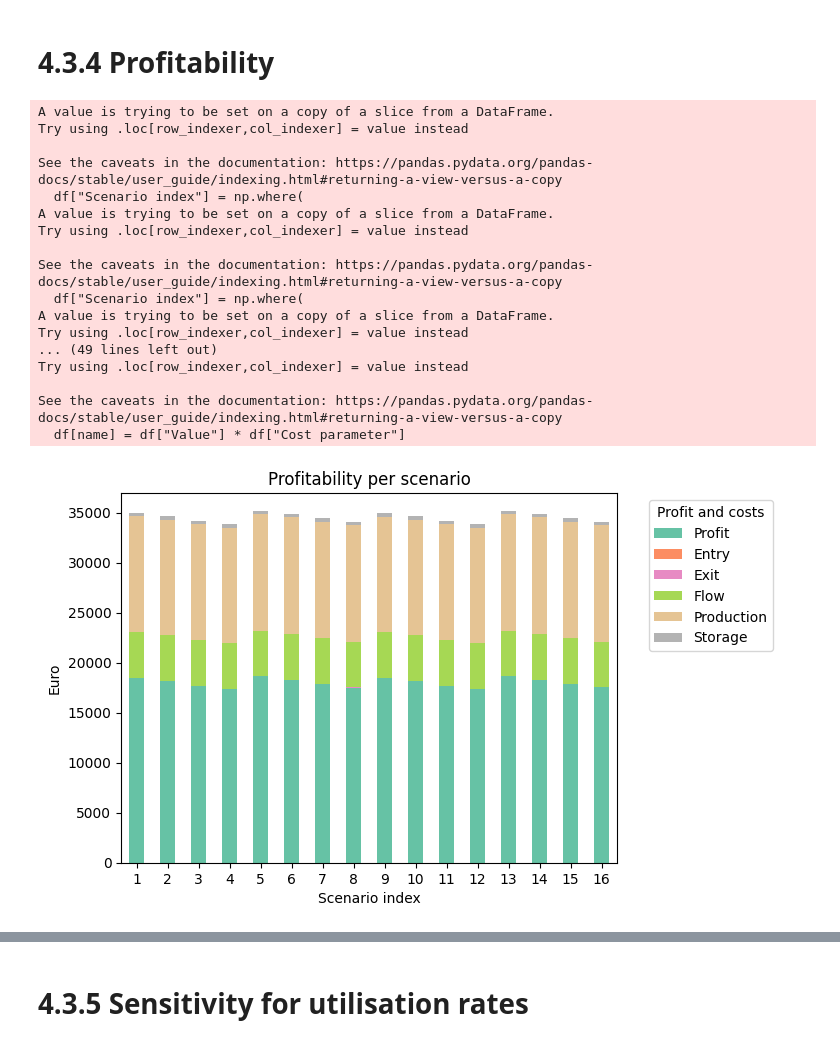
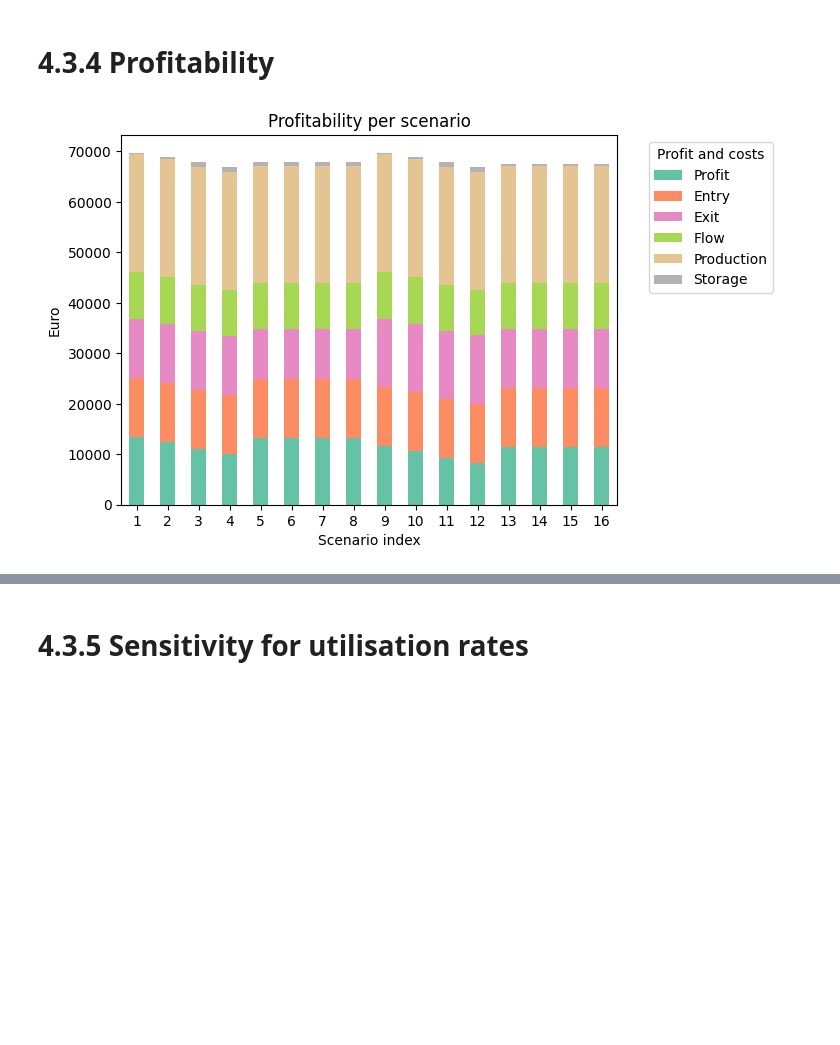
Before and after one commit to berendmarkhorst/secondary_gas_market, a Jupyter notebook: analysis.ipynb, the cells around one changed output, grey strips where cells are left out. Cells and saved outputs as stored; diff of their text form; code cells hidden in the pictures; blank space fills up the shorter version.

```diff
--- a/analysis.ipynb
+++ b/analysis.ipynb
@@ -469,0 +501,18 @@ plt.savefig("Figures/TSO_trading.pdf", bbox_inches='tight')
+# %%
+x_minus = solution["x_minus"].copy()
+y_minus = solution["y_minus"].copy()
+
+x_minus = x_minus.groupby("Stage").sum()[["Weighted value"]]
+x_minus.columns = ["Bought"]
+y_minus = y_minus.groupby("Stage").sum()[["Weighted value"]]
+y_minus.columns = ["Sold"]
+
+exit = pd.concat([x_minus, y_minus], axis=1)
+
+exit.plot(kind="bar", cmap="Set2")
+plt.xticks(list(range(3)), ["Long term", "Day ahead", "Intra day"], rotation=0)
+plt.xlabel("");
+plt.ylabel("Capacity volume");
+plt.title("Trade of exit capacity in each stage");
+
+plt.savefig("Figures/trade_exit_capacity.pdf", bbox_inches="tight")
@@ -557,19 +610,18 @@ plt.savefig("Figures/capacity_visualized.pdf", bbox_inches='tight')
 # %% [markdown]
 # 4.3.3 Use of storage
 # %%
-storage = solution["v"]
+storage = solution["v"].copy()
 
 storage = storage[storage["Stage"] == 3]
 
 # Add scenario indices
 storage["Scenario index"] = np.where(
-        storage["Stage"] == 2,
-        (storage["Scenario node"] - 5) // 4 + 1,
-        (storage["Scenario node"] - 21) // 4 + 1
+    storage["Stage"] == 2,
+    (storage["Scenario node"] - (nr_hours + 1)) // nr_hours + 1,
+    (storage["Scenario node"] -  (nr_second_stages + 1) * nr_hours + 1) // nr_hours + 1
 )
 
 scenario_idx = 16
-
 storage = storage[storage["Scenario index"] == scenario_idx].groupby("Node").sum()["Value"].to_frame()
 storage.columns = ["Storage"]
 
@@ -635,17 +687,19 @@ def get_objective(solution, trader = None):
             np.where(df["Stage"] == 2, second_stage_entry_exit, third_stage_entry_exit)
         )
 
+        df = df.assign(Costs=df["Value"] * df["Cost parameter"])
+
+        df_stage1 = df[df["Stage"] == 1]
+
         # Drop first stage
         df = df[df["Stage"] > 1]
 
         # Add scenario indices
         df["Scenario index"] = np.where(
             df["Stage"] == 2,
-            (df["Scenario node"] - 5) // 4 + 1,
-            (df["Scenario node"] - 21) // 4 + 1
+            (df["Scenario node"] - (nr_hours + 1)) // nr_hours + 1,
+            (df["Scenario node"] -  ((nr_second_stages + 1) * nr_hours + 1)) // nr_hours + 1
         )
-
-        df = df.assign(Costs=df["Value"] * df["Cost parameter"])
 
         # Get the values for the second stage
         df_stage2 = df[df["Stage"] == 2]
@@ -656,16 +710,16 @@ def get_objective(solution, trader = None):
         df_stage3 = df_stage3.groupby(["Scenario index"]).sum()[["Costs"]]
 
         # Add a new column to identify which scenario from stage 2 belongs to stage 3.
-        df_stage3["Group"] = [(idx - 1) // 4 + 1 for idx in df_stage3.index]
+        df_stage3["Group"] = [(idx - 1) // nr_hours + 1 for idx in df_stage3.index]
 
         # Add the corresponding value from df_stage2
-        df_stage3[name] = df_stage3["Costs"] + df_stage3["Group"].map(df_stage2["Costs"])
+        df_stage3[name] = df_stage3["Costs"] + df_stage3["Group"].map(df_stage2["Costs"]) + df_stage1["Costs"].sum()
 
         resulting_df = pd.concat([resulting_df, df_stage3[[name]]], axis=1)
 
     for name, df, costs in zip(["Flow", "Production", "Storage"], [flow, q_production, storage], [flow_costs, production_costs, storage_costs]):
         df = df[df["Stage"] == 3]
-        df["Scenario index"] = (df["Scenario node"] - 21) // 4 + 1
+        df["Scenario index"] = (df["Scenario node"] - ((nr_second_stages + 1) * nr_hours + 1)) // nr_hours + 1
         df["Cost parameter"] = costs
         df[name] = df["Value"] * df["Cost parameter"]
 
@@ -673,52 +727,35 @@ def get_objective(solution, trader = None):
         resulting_df = pd.concat([resulting_df, df[[name]]], axis=1)
 
     sales_prices = {m.stage_id: {n.name.capitalize(): max(n.sales_prices.values()) for n in m.nodes} for m in problem.stages}
 
     q_sales = q_sales[q_sales["Stage"] == 3]
-    q_sales["Scenario index"] = (q_sales["Scenario node"] - 21) // 4 + 1
+    q_sales["Scenario index"] =  (q_sales["Scenario node"] -  ((nr_second_stages + 1) * nr_hours + 1)) // nr_hours + 1
     q_sales["Price"] = q_sales.apply(lambda x: sales_prices[x["Scenario node"]][x["Node"]], axis=1)
     q_sales["Revenue"] = q_sales["Price"] * q_sales["Value"]
     q_sales = q_sales.groupby("Scenario index").sum()[["Revenue"]]
 
     resulting_df = pd.concat([resulting_df, q_sales[["Revenue"]]], axis=1)
 
     resulting_df["Entry"] = resulting_df["Entry bought"] - resulting_df["Entry sold"]
     resulting_df["Exit"] = resulting_df["Exit bought"] - resulting_df["Exit sold"]
     resulting_df["Profit"] = resulting_df["Revenue"] - resulting_df[["Entry", "Exit", "Flow", "Production", "Storage"]].sum(axis=1)
 
     return resulting_df
 
 resulting_df = get_objective(solution)
 
 resulting_df[["Profit", "Entry", "Exit", "Flow", "Production", "Storage"]].plot(kind="bar", stacked=True, cmap="Set2")
 
 plt.legend(title="Profit and costs", bbox_to_anchor=(1.05, 1), loc="upper left")
 
 plt.xticks(rotation=0)
 plt.ylabel("Euro")
 plt.xlabel("Scenario index")
 plt.title("Profitability per scenario")
 
 plt.savefig("Figures/profitability_per_scenario.pdf", bbox_inches='tight')
 # %% [output]
-A value is trying to be set on a copy of a slice from a DataFrame.
-Try using .loc[row_indexer,col_indexer] = value instead
-
-See the caveats in the documentation: https://pandas.pydata.org/pandas-docs/stable/user_guide/indexing.html#returning-a-view-versus-a-copy
-  df["Scenario index"] = np.where(
-A value is trying to be set on a copy of a slice from a DataFrame.
-Try using .loc[row_indexer,col_indexer] = value instead
-
-See the caveats in the documentation: https://pandas.pydata.org/pandas-docs/stable/user_guide/indexing.html#returning-a-view-versus-a-copy
-  df["Scenario index"] = np.where(
-A value is trying to be set on a copy of a slice from a DataFrame.
-Try using .loc[row_indexer,col_indexer] = value instead
-... (49 lines left out)
-Try using .loc[row_indexer,col_indexer] = value instead
-
-See the caveats in the documentation: https://pandas.pydata.org/pandas-docs/stable/user_guide/indexing.html#returning-a-view-versus-a-copy
-  df[name] = df["Value"] * df["Cost parameter"]
-[figure, old version]
+[figure, new version]
 # %%
 results = pd.DataFrame()
 for trader in traders:
```
Also changed, not shown: parts of 22 cells of this notebook, 55 other files.
